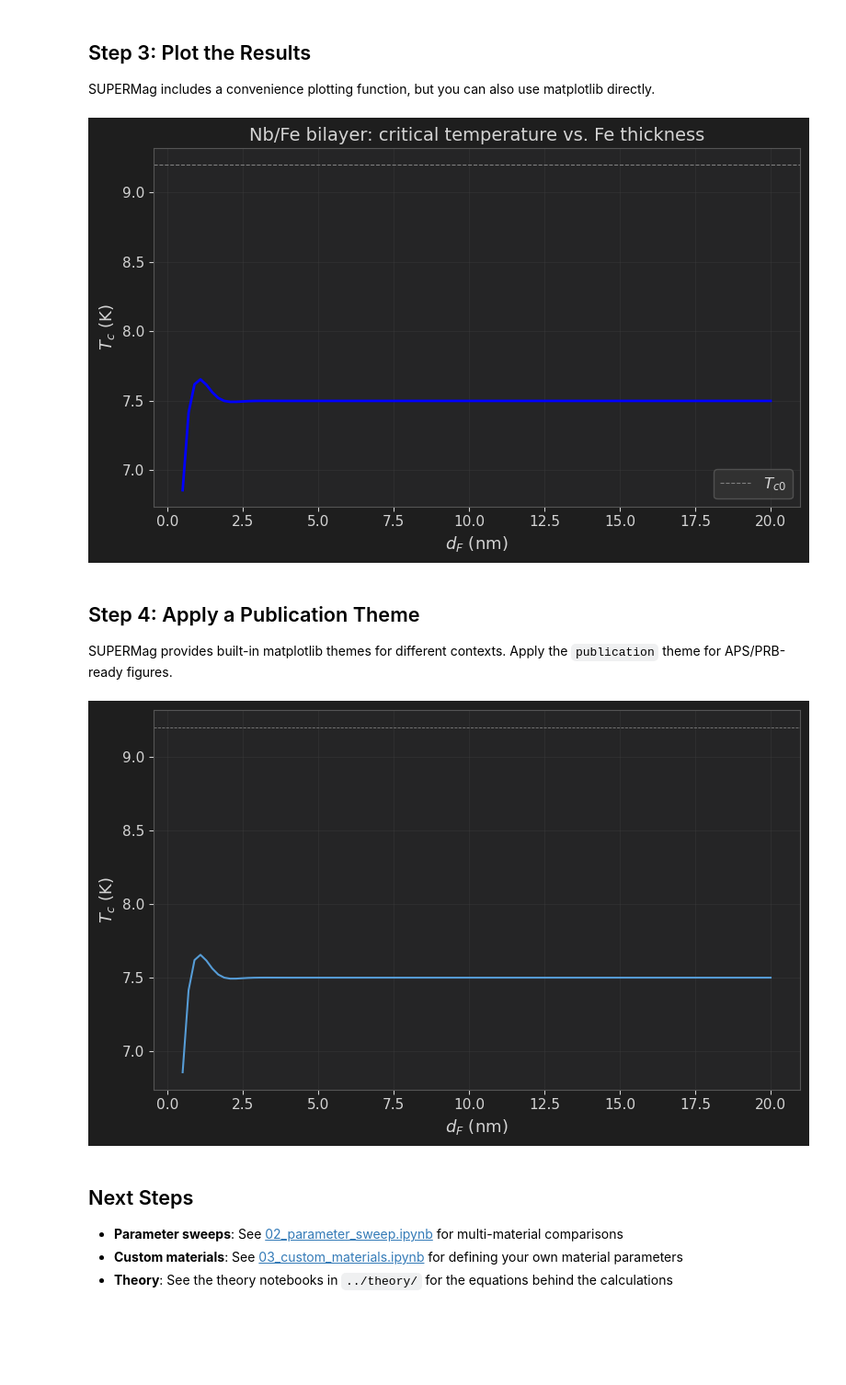
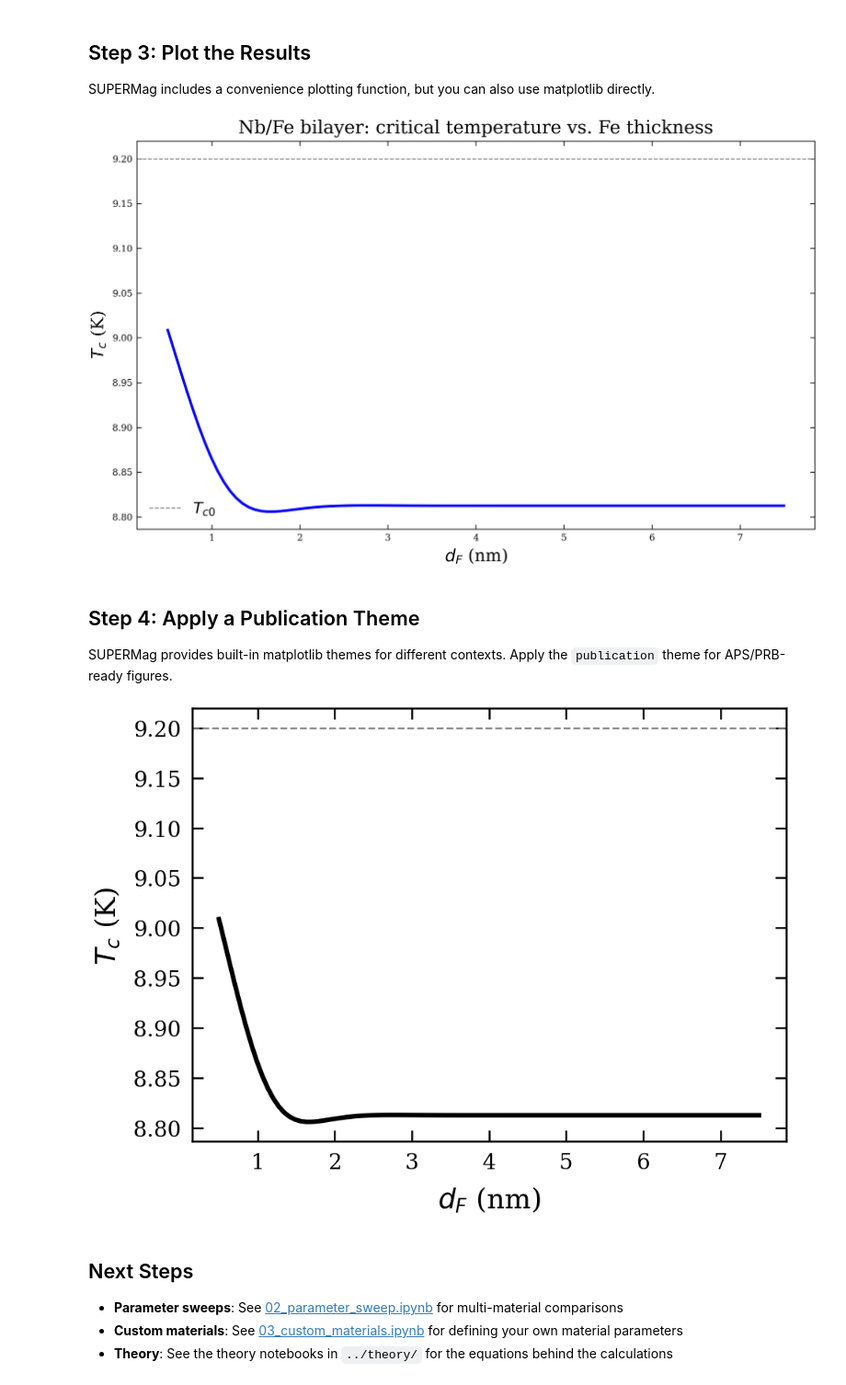
Before and after one commit to seanstarks-hub/SUPERMag-Simulation-Suite, a Jupyter notebook: docs/tutorials/01_quickstart.ipynb, the cells around one changed output. Shown at 92% size. Drawn from its saved outputs; the diff is of its cells as text; code cells hidden in the pictures; blank space fills up the shorter version.

```diff
--- a/docs/tutorials/01_quickstart.ipynb
+++ b/docs/tutorials/01_quickstart.ipynb
@@ -67,7 +68,7 @@ The main parameters are:
 import numpy as np
 
 # Define the F-layer thickness range
-d_F = np.linspace(0.5, 20.0, 100)
+d_F = np.linspace(0.5, 7.5, 100)
 
 # Compute Tc(d_F)
 Tc = supermag.critical_temperature(
@@ -78,6 +79,7 @@ Tc = supermag.critical_temperature(
     xi_S=nb["xi_S"],
     xi_F=fe["xi_F"],
     gamma=0.15,
+    phase="pi",
 )
 
 print(f"Tc range: {Tc.min():.2f} K to {Tc.max():.2f} K")
@@ -105,7 +107,7 @@ ax.legend(fontsize=12)
 fig.tight_layout()
 plt.show()
 # %% [output]
-[figure, old version]
+[figure, new version]
 # %% [markdown]
 ## Step 4: Apply a Publication Theme
 
@@ -114,23 +116,23 @@ Apply the `publication` theme for APS/PRB-ready figures.
 # %%
 from supermag import apply_theme, theme_context
 
 # Method 1: apply globally
-apply_theme("dark")
+apply_theme("publication")
 
 fig, ax = plt.subplots()
 ax.plot(d_F, Tc, linewidth=1.5)
 ax.axhline(nb["Tc"], ls="--", color="gray", linewidth=0.6)
 ax.set_xlabel(r"$d_F$ (nm)")
 ax.set_ylabel(r"$T_c$ (K)")
 fig.tight_layout()
 plt.show()
 
 # Method 2: use as context manager (reverts when done)
 # with theme_context("presentation"):
 #     fig, ax = plt.subplots()
 #     ...
 # %% [output]
-[figure, old version]
+[figure, new version]
 # %% [markdown]
 ## Next Steps
 
```
Also changed, not shown: parts of 2 cells of this notebook, 7 other files.
